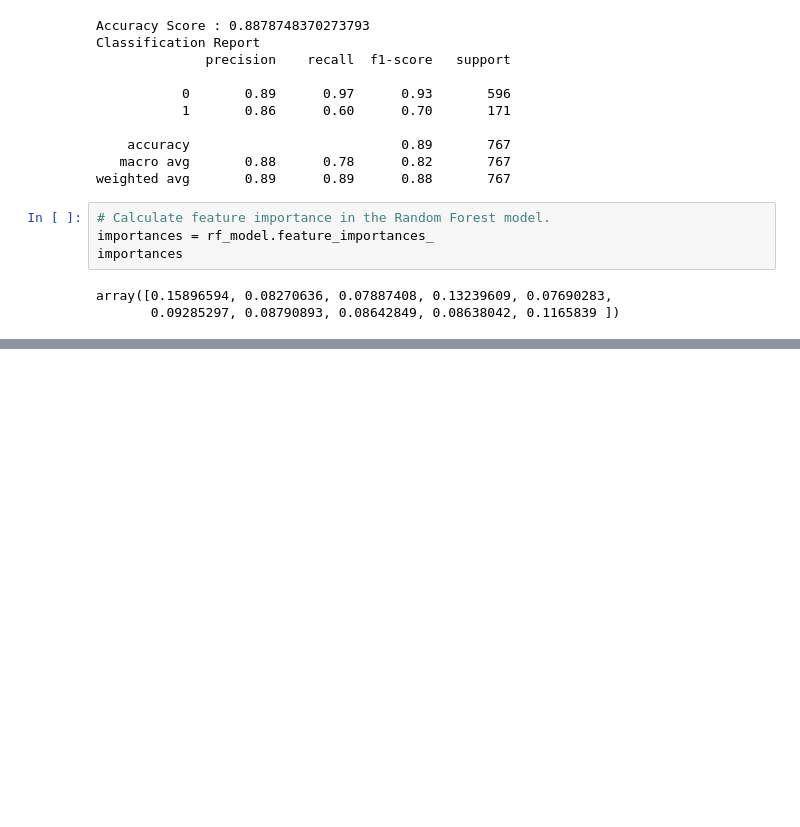
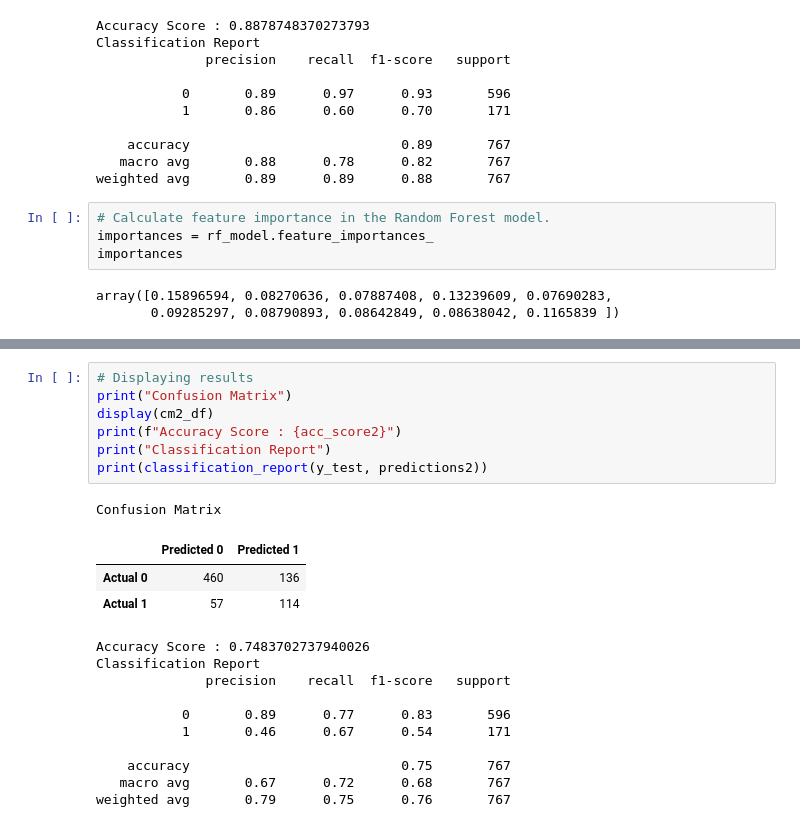
Before and after one commit to patgilch17/Group1FinalProject, a Jupyter notebook: Patrick/Resources/RandomForestGroupProject.ipynb, the cells around one changed output, grey strips where cells are left out. Cells and saved outputs as stored; diff of their text form; blank space fills up the shorter version.

```diff
--- a/Patrick/Resources/RandomForestGroupProject.ipynb
+++ b/Patrick/Resources/RandomForestGroupProject.ipynb
@@ -206,0 +247,22 @@ array([0.15896594, 0.08270636, 0.07887408, 0.13239609, 0.07690283,
+# %%
+# Displaying results
+print("Confusion Matrix")
+display(cm2_df)
+print(f"Accuracy Score : {acc_score2}")
+print("Classification Report")
+print(classification_report(y_test, predictions2))
+# %% [output]
+Confusion Matrix
+|  | Predicted 0 | Predicted 1 |
+| Actual 0 | 460 | 136 |
+| Actual 1 | 57 | 114 |
+Accuracy Score : 0.7483702737940026
+Classification Report
+              precision    recall  f1-score   support
+
+           0       0.89      0.77      0.83       596
+           1       0.46      0.67      0.54       171
+
+    accuracy                           0.75       767
+   macro avg       0.67      0.72      0.68       767
+weighted avg       0.79      0.75      0.76       767
```
Also changed, not shown: parts of 10 cells of this notebook.
